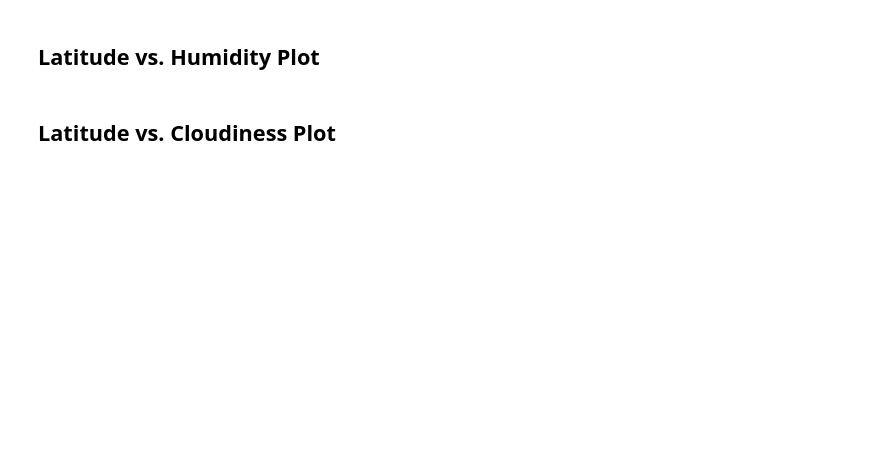
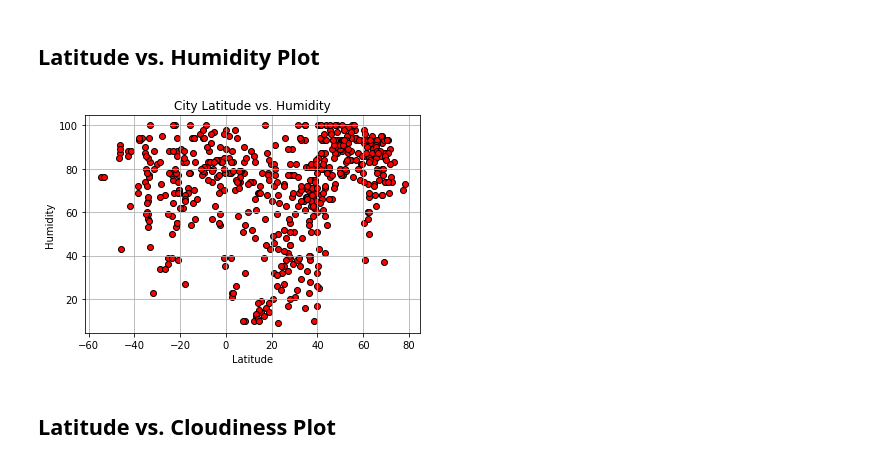
Before and after one commit to joekimga/python-api-challenge, a Jupyter notebook: starter_code/WeatherPy.ipynb, the cells around one changed output. Saved outputs shown, nothing was run; the diff lists cells and outputs as text; code cells hidden in the pictures; blank space fills up the shorter version.

```diff
--- a/starter_code/WeatherPy.ipynb
+++ b/starter_code/WeatherPy.ipynb
@@ -630,4 +681,16 @@ plt.show()
 # %% [markdown]
 ## Latitude vs. Humidity Plot
+# %%
+plt.scatter(cities_weather_df["Lat"], cities_weather_df["Humidity"], marker="o", facecolors="red", edgecolors="black")
+
+plt.title("City Latitude vs. Humidity")
+plt.ylabel("Humidity")
+plt.xlabel("Latitude")
+plt.grid()
+
+plt.savefig("C:/Users/joeki/Desktop/python-api-challenge/Images/latitude-vs-humidity.png")
+plt.show()
+# %% [output]
+[figure, added]
 # %% [markdown]
 ## Latitude vs. Cloudiness Plot
```
Also changed, not shown: parts of 9 cells of this notebook, 5 other files.
